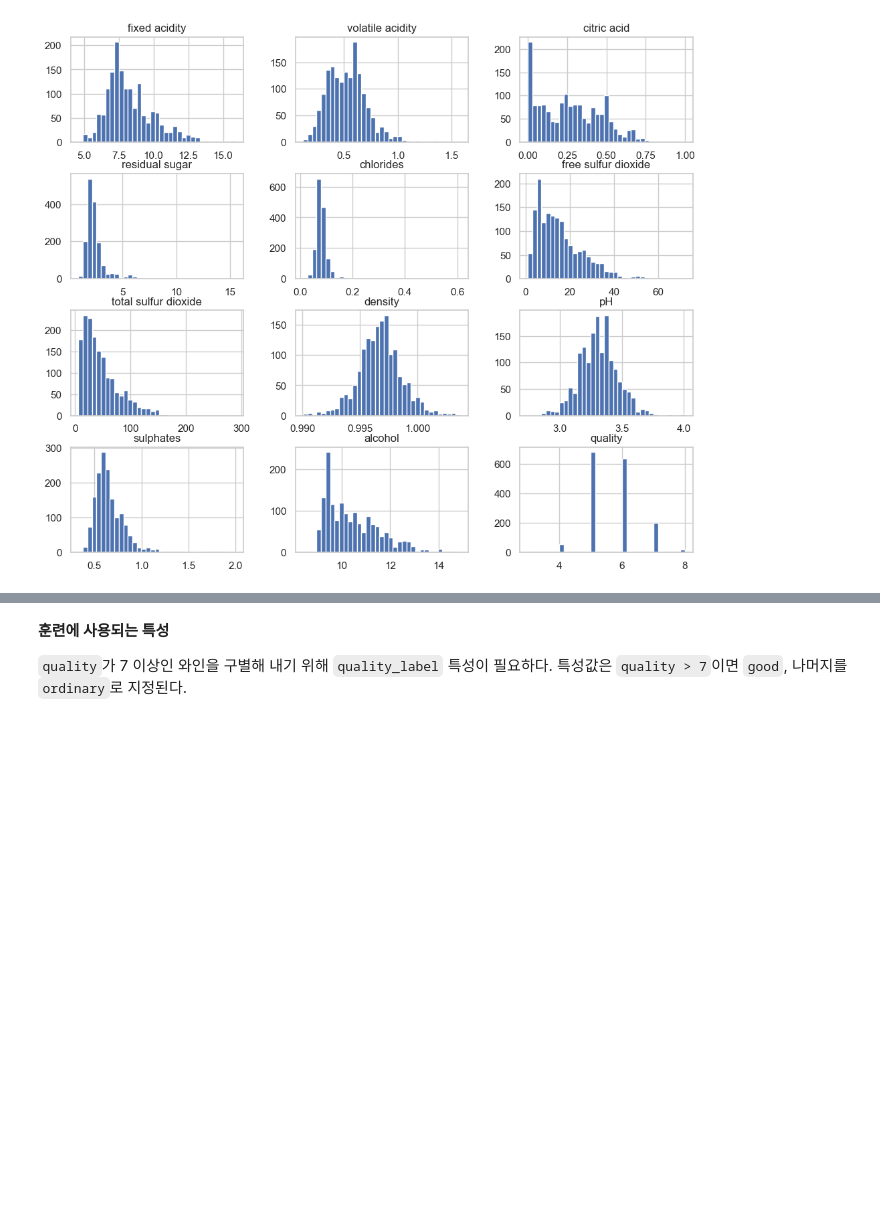
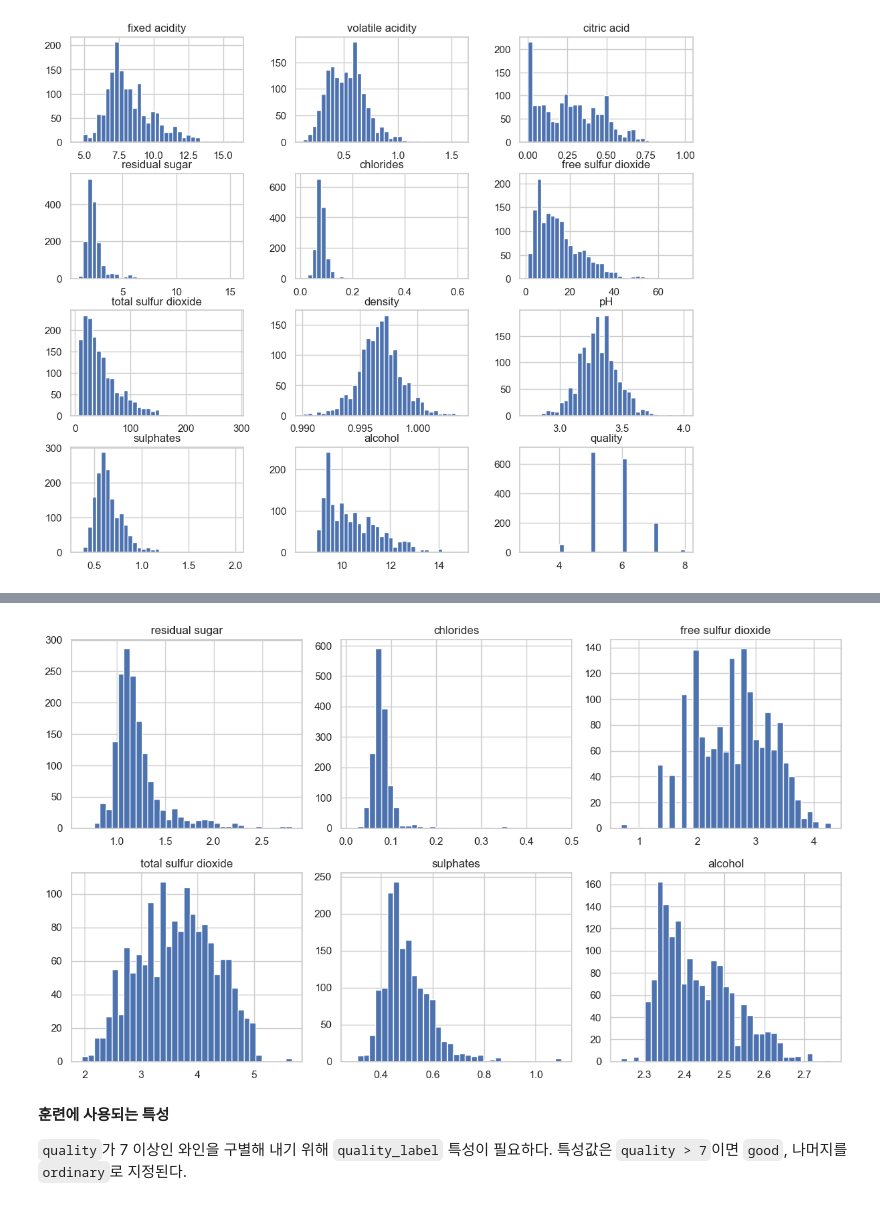
Before and after one commit to codingalzi/code-workout-datasci, a Jupyter notebook: ml_classification.ipynb, the cells around one changed output, grey strips where cells are left out. Saved outputs shown, nothing was run; the diff lists cells and outputs as text; code cells hidden in the pictures; blank space fills up the shorter version.

```diff
--- a/ml_classification.ipynb
+++ b/ml_classification.ipynb
@@ -178,3 +188,20 @@ Name: count, dtype: int64
+# %%
+log_features = [
+    "residual sugar",
+    "chlorides",
+    "free sulfur dioxide",
+    "total sulfur dioxide",
+    "sulphates",
+    "alcohol",
+]
+
+wine_log = np.log1p(wine_df[log_features])
+
+wine_log.hist(bins=35, figsize=(12, 7), layout=(2, 3))
+plt.tight_layout()
+plt.show()
+# %% [output]
+[figure, added]
 # %% [markdown]
 **훈련에 사용되는 특성**
 
```
Also changed, not shown: parts of 6 cells of this notebook.
